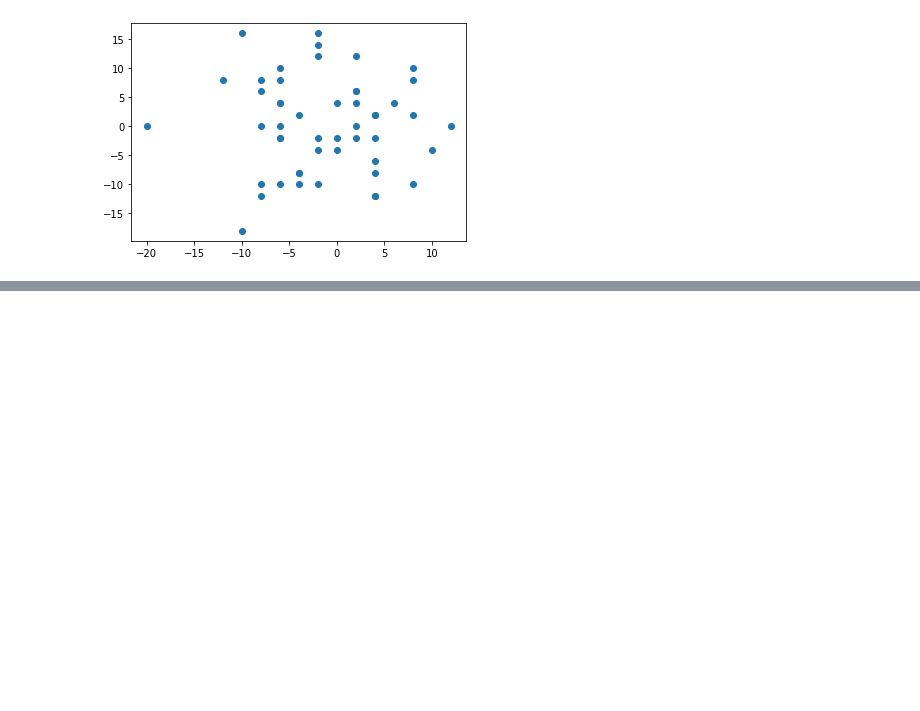
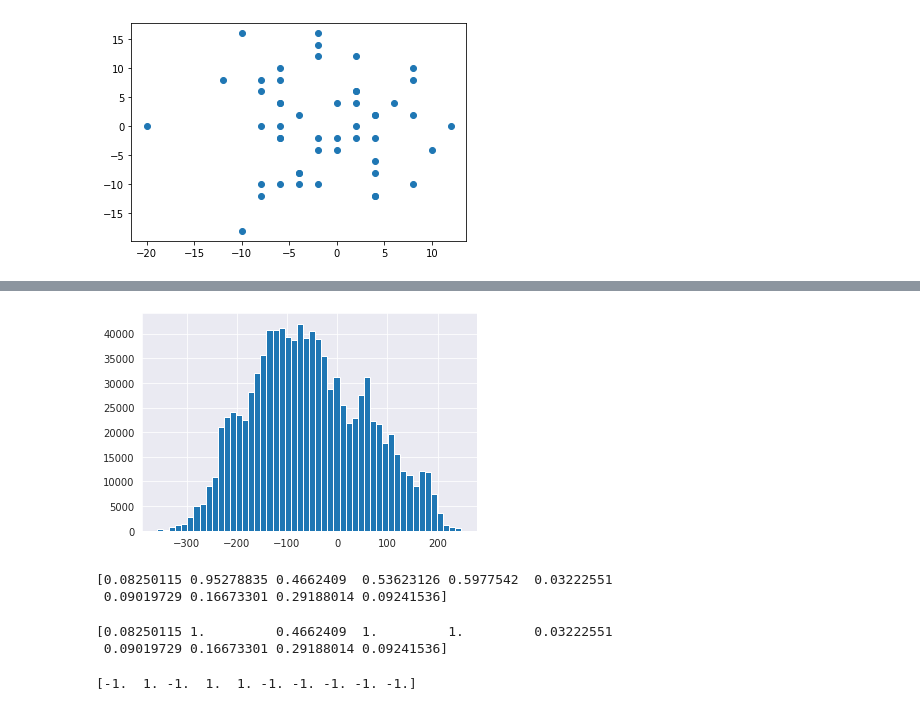
Before and after one commit to roshan2004/Random-Walk, a Jupyter notebook: Random_walk.ipynb, the cells around one changed output, grey strips where cells are left out. Saved outputs shown, nothing was run; the diff lists cells and outputs as text; code cells hidden in the pictures; blank space fills up the shorter version.

```diff
--- a/Random_walk.ipynb
+++ b/Random_walk.ipynb
@@ -101,0 +163,21 @@ plt.show()
+# %%
+junk = plt.hist(position,50)
+# %% [output]
+[figure, added]
+# %%
+steps = np.random.rand(10)
+print(steps)
+# %% [output]
+[0.08250115 0.95278835 0.4662409  0.53623126 0.5977542  0.03222551
+ 0.09019729 0.16673301 0.29188014 0.09241536]
+# %%
+steps[steps>0.5] = 1
+print(steps)
+# %% [output]
+[0.08250115 1.         0.4662409  1.         1.         0.03222551
+ 0.09019729 0.16673301 0.29188014 0.09241536]
+# %%
+steps[steps<0.5] = -1
+print(steps)
+# %% [output]
+[-1.  1. -1.  1.  1. -1. -1. -1. -1. -1.]
```
Also changed, not shown: parts of 25 cells of this notebook, 1 other file.
